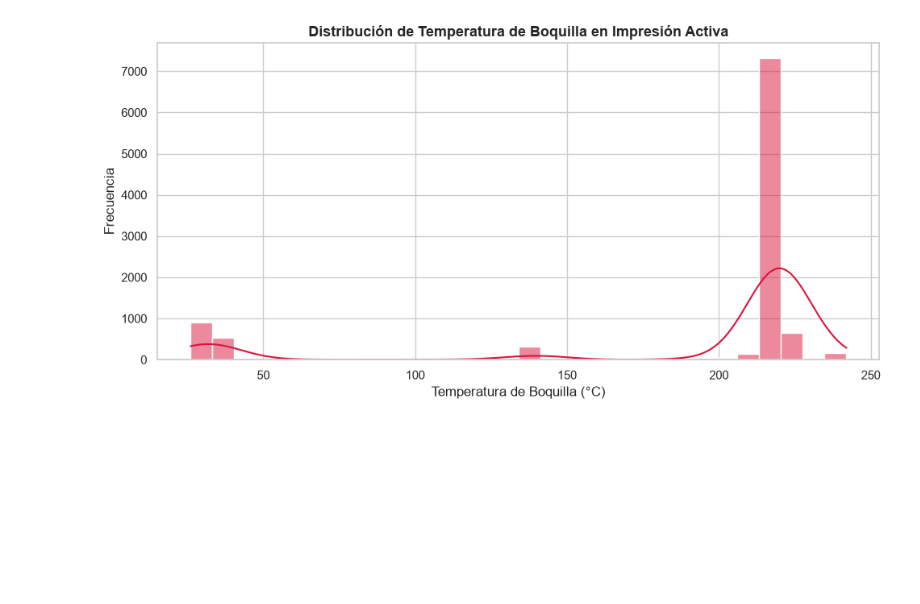
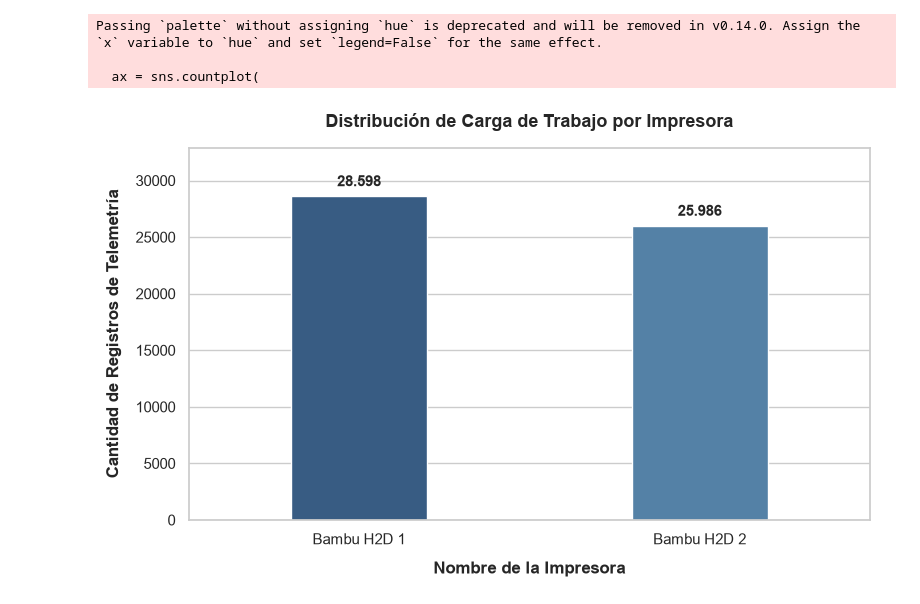
Before and after one commit to ai-somorrostro/smart-factory, a Jupyter notebook: sbd/datos/analisis.ipynb, the cells around one changed output. Cells and saved outputs as stored; diff of their text form; code cells hidden in the pictures; blank space fills up the shorter version.

```diff
--- a/sbd/datos/analisis.ipynb
+++ b/sbd/datos/analisis.ipynb
@@ -235,13 +199,44 @@ plt.show()
-# %%
-# Filtrar registros en estado de impresión
-imprimiendo = df[df['gcode_state'] == 'RUNNING'] if 'RUNNING' in df['gcode_state'].values else df
-
-plt.figure(figsize=(10, 5))
-sns.histplot(data=imprimiendo, x='nozzle_temp', kde=True, color='crimson', bins=30)
-plt.title('Distribución de Temperatura de Boquilla en Impresión Activa', fontsize=13, fontweight='bold')
-plt.xlabel('Temperatura de Boquilla (°C)')
-plt.ylabel('Frecuencia')
-plt.tight_layout()
-plt.show()
-# %% [output]
-[figure, removed]
+# %%
+# Crear la figura
+plt.figure(figsize=(8, 5))
+
+# Gráfico de barras de carga por impresora
+ax = sns.countplot(
+    data=df,
+    x='printer_name',
+    palette=['#2b5c8f', '#4682b4'],
+    width=0.4
+)
+
+# Añadir títulos y etiquetas claras
+plt.title('Distribución de Carga de Trabajo por Impresora', fontsize=13, pad=15, fontweight='bold')
+plt.xlabel('Nombre de la Impresora', labelpad=10, fontweight='bold')
+plt.ylabel('Cantidad de Registros de Telemetría', labelpad=10, fontweight='bold')
+
+# Cambiar los nombres del eje X para que se lean mejor
+plt.xticks(ticks=[0, 1], labels=['Bambu H2D 1', 'Bambu H2D 2'])
+
+# Añadir el número exacto de registros encima de cada barra
+for p in ax.patches:
+    height = int(p.get_height())
+    ax.annotate(
+        f'{height:,}'.replace(',', '.'),  # Formato con punto de millar
+        (p.get_x() + p.get_width() / 2., height),
+        ha='center', va='bottom',
+        fontsize=11, fontweight='bold',
+        xytext=(0, 5), textcoords='offset points'
+    )
+
+# Ajustar límites verticales para que la etiqueta no toque el borde superior
+plt.ylim(0, max(df['printer_name'].value_counts()) * 1.15)
+
+plt.tight_layout()
+
+# Guardar la imagen en alta calidad para el informe
+plt.savefig('grafico_punto4_reparto_impresoras.png', dpi=300)
+plt.show()
+# %% [output]
+Passing `palette` without assigning `hue` is deprecated and will be removed in v0.14.0. Assign the `x` variable to `hue` and set `legend=False` for the same effect.
+
+  ax = sns.countplot(
+[figure, added]
```
Also changed, not shown: parts of 14 cells of this notebook, 1 other file.
